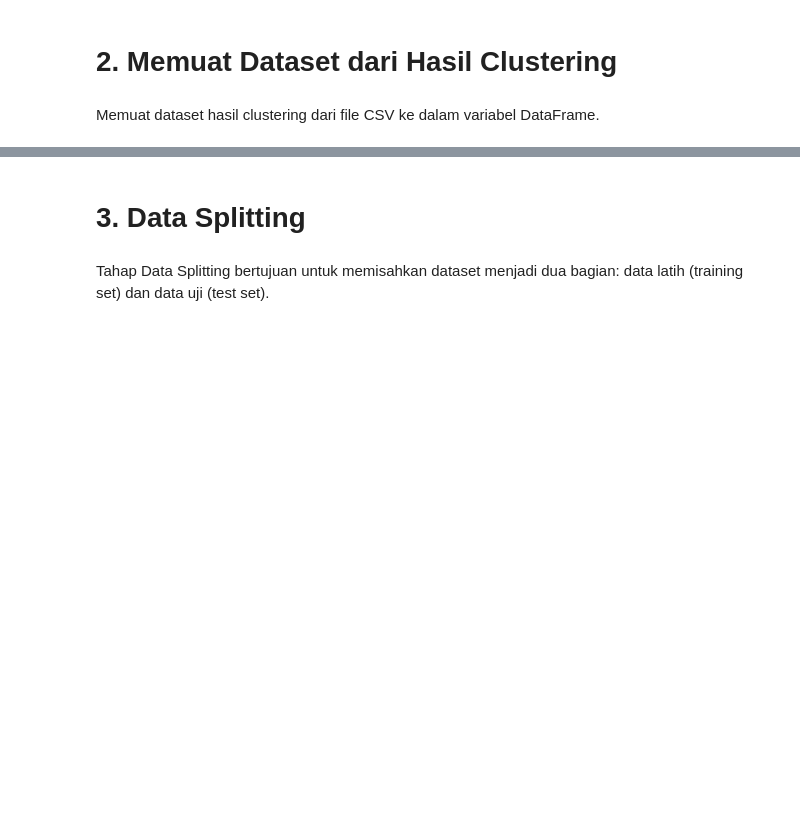
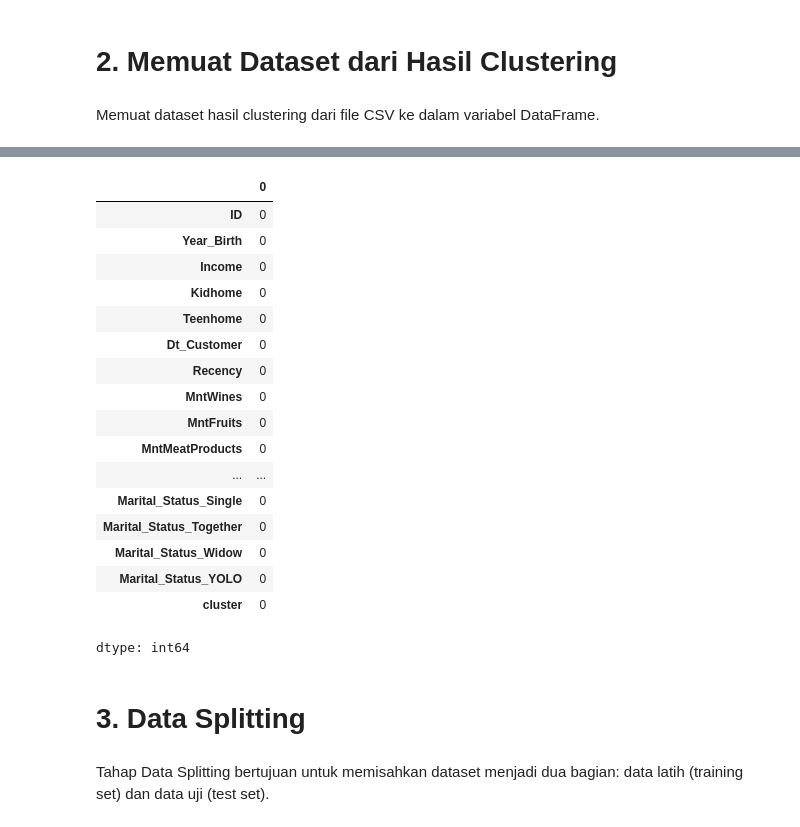
Before and after one commit to LatiefDataVisionary/machine-learning-basic-dicoding, a Jupyter notebook: [Klasifikasi]_Submission_Akhir_BMLP_Lathif_Ramadhan.ipynb, the cells around one changed output, grey strips where cells are left out. Saved outputs shown, nothing was run; the diff lists cells and outputs as text; code cells hidden in the pictures; blank space fills up the shorter version.

```diff
--- a/[Klasifikasi]_Submission_Akhir_BMLP_Lathif_Ramadhan.ipynb
+++ b/[Klasifikasi]_Submission_Akhir_BMLP_Lathif_Ramadhan.ipynb
@@ -15,3 +36,24 @@ Memuat dataset hasil clustering dari file CSV ke dalam variabel DataFrame.
+# %%
+df.isnull().sum()
+# %% [output]
+|  | 0 |
+| ID | 0 |
+| Year_Birth | 0 |
+| Income | 0 |
+| Kidhome | 0 |
+| Teenhome | 0 |
+| Dt_Customer | 0 |
+| Recency | 0 |
+| MntWines | 0 |
+| MntFruits | 0 |
+| MntMeatProducts | 0 |
+| ... | ... |
+| Marital_Status_Single | 0 |
+| Marital_Status_Together | 0 |
+| Marital_Status_Widow | 0 |
+| Marital_Status_YOLO | 0 |
+| cluster | 0 |
+dtype: int64
 # %% [markdown]
 # **3. Data Splitting**
 # %% [markdown]
```
Also changed, not shown: parts of 6 cells of this notebook.
